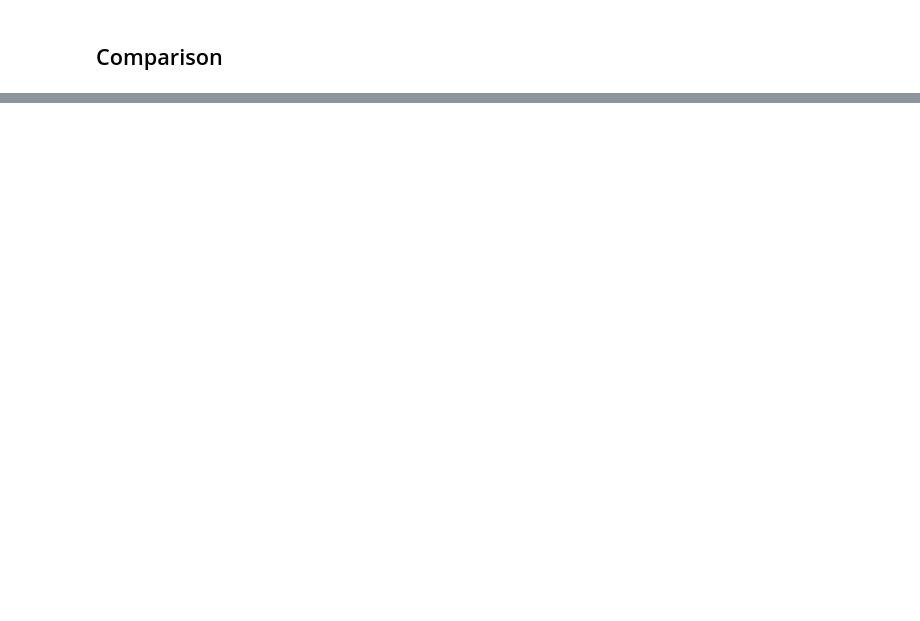
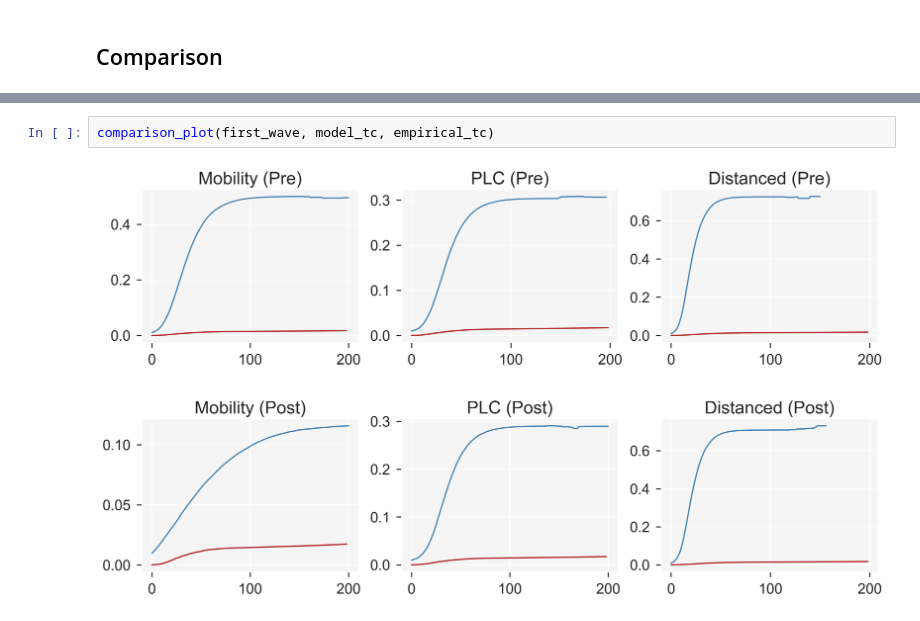
Before and after one commit to leo-pfeiffer/epi-sim, a Jupyter notebook: lib/experiments/4_model_validation.ipynb, the cells around one changed output, grey strips where cells are left out. Drawn from its saved outputs; the diff is of its cells as text; blank space fills up the shorter version.

```diff
--- a/lib/experiments/4_model_validation.ipynb
+++ b/lib/experiments/4_model_validation.ipynb
@@ -228,0 +232,4 @@ comparison_plot(second_wave, model_nc, empirical_nc)
+# %%
+comparison_plot(first_wave, model_tc, empirical_tc)
+# %% [output]
+[figure, added]
```
Also changed, not shown: parts of 9 cells of this notebook.
